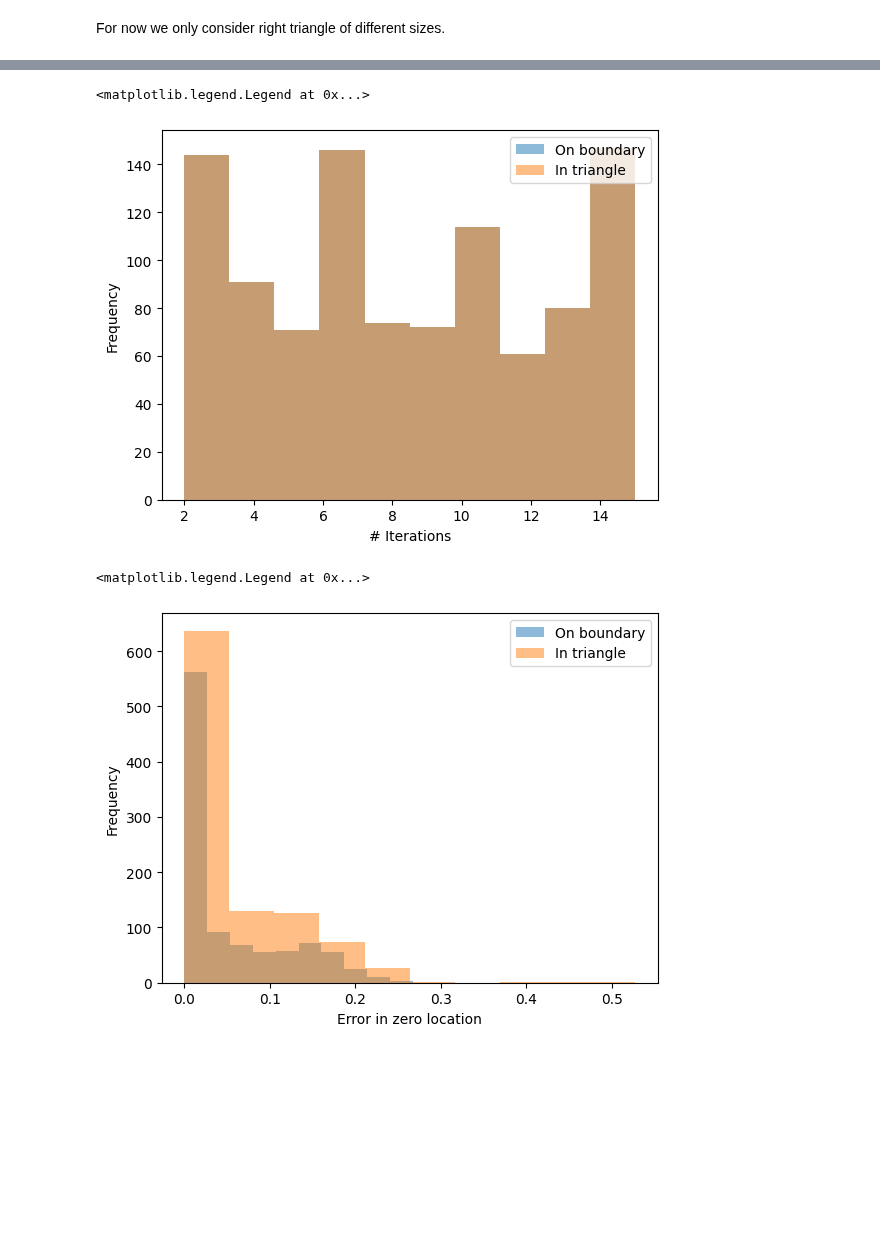
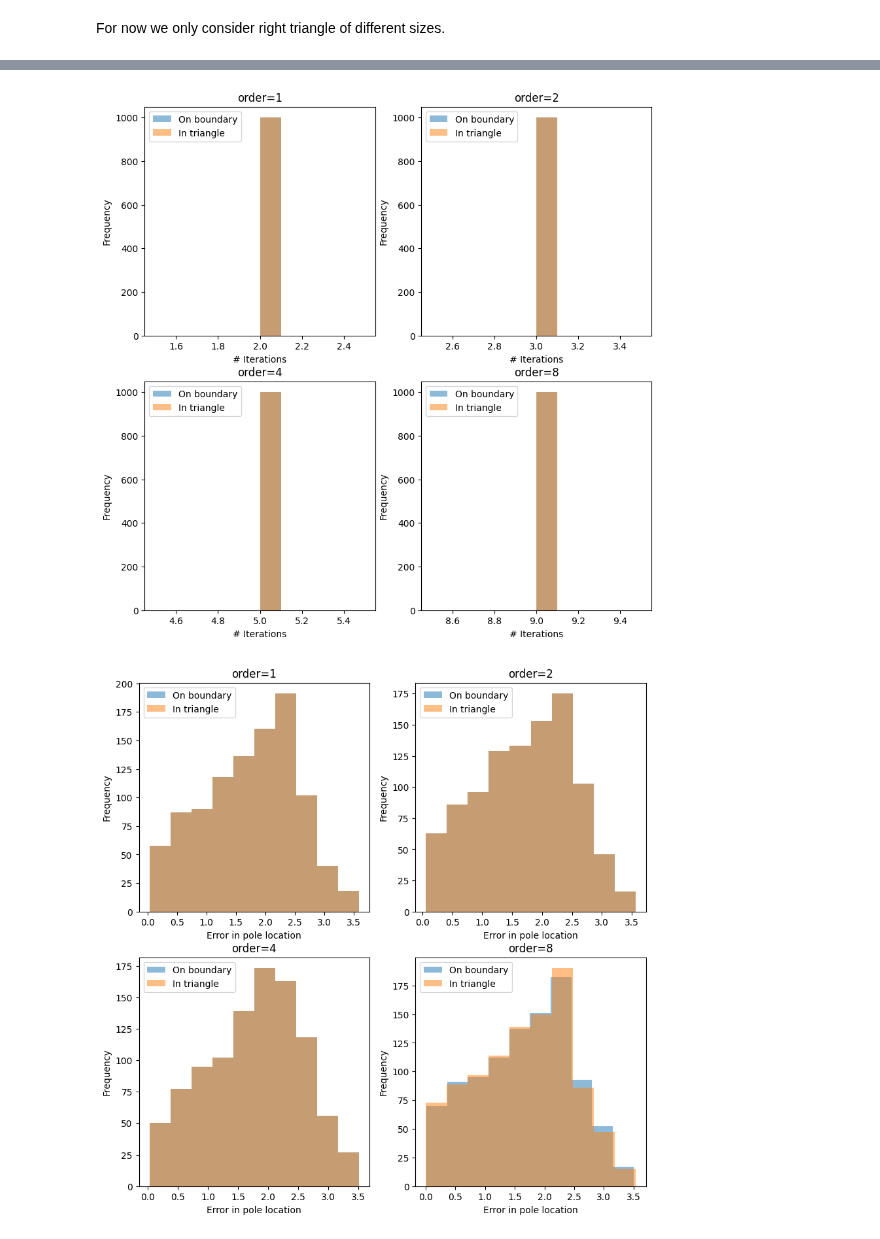
Before and after one commit to j-bowhay/Poles-and-Roots, a Jupyter notebook: notebooks/AAA_sampling_experiment.ipynb, the cells around one changed output, grey strips where cells are left out. Cells and saved outputs as stored; diff of their text form; code cells hidden in the pictures; blank space fills up the shorter version.

```diff
--- a/notebooks/AAA_sampling_experiment.ipynb
+++ b/notebooks/AAA_sampling_experiment.ipynb
@@ -84,8 +101,10 @@ ax.legend()
 # %%
-fig, ax = plt.subplots()
-ax.hist(on_pole_error, alpha=0.5, label="On boundary")
-ax.hist(in_pole_error, alpha=0.5, label="In triangle")
-ax.set_xlabel("Error in pole location")
-ax.set_ylabel("Frequency")
-ax.legend()
+fig, axs = plt.subplots(nrows=2, ncols=2, figsize=(10,10))
+for i, (ax, order) in enumerate(zip(axs.ravel(), orders)):
+    ax.hist(on_pole_error[i], alpha=0.5, label="On boundary")
+    ax.hist(in_pole_error[i], alpha=0.5, label="In triangle")
+    ax.set_xlabel("Error in pole location")
+    ax.set_ylabel("Frequency")
+    ax.set_title(f"{order=}")
+    ax.legend()
 # %% [output]
@@ -94,11 +112,10 @@ ax.legend()
 # %%
-combinded = np.concatenate([on_approximation_error, in_approximation_error])
-logbins = np.geomspace(combinded.min(), combinded.max(), 8)
-
-fig, ax = plt.subplots()
-ax.hist(np.log(on_approximation_error), alpha=0.5, label="On boundary")
-ax.hist(np.log(in_approximation_error), alpha=0.5, label="In triangle")
-ax.set_xlabel("Log of max error in approximation")
-ax.set_ylabel("Frequency")
-ax.legend()
+fig, axs = plt.subplots(nrows=2, ncols=2, figsize=(10,10))
+for i, (ax, order) in enumerate(zip(axs.ravel(), orders)):
+    ax.hist(np.log10(on_approximation_error[i]), alpha=0.5, label="On boundary")
+    ax.hist(np.log10(in_approximation_error[i]), alpha=0.5, label="In triangle")
+    ax.set_xlabel("Log of max error in approximation")
+    ax.set_ylabel("Frequency")
+    ax.set_title(f"{order=}")
+    ax.legend()
 # %% [output]
@@ -160,21 +192,23 @@ for _ in tqdm(range(1000)):
 # %%
-fig, ax = plt.subplots()
-ax.hist(on_iterations, alpha=0.5, label="On boundary")
-ax.hist(in_iterations, alpha=0.5, label="In triangle")
-ax.set_xlabel("# Iterations")
-ax.set_ylabel("Frequency")
-ax.legend()
+fig, axs = plt.subplots(nrows=2, ncols=2, figsize=(10,10))
+for i, (ax, order) in enumerate(zip(axs.ravel(), orders)):
+    ax.hist(on_iterations[i], alpha=0.5, label="On boundary")
+    ax.hist(in_iterations[i], alpha=0.5, label="In triangle")
+    ax.set_xlabel("# Iterations")
+    ax.set_ylabel("Frequency")
+    ax.set_title(f"{order=}")
+    ax.legend()
 # %% [output]
-<matplotlib.legend.Legend at 0x...>
-[figure, old version]
+[figure, new version]
 # %%
-fig, ax = plt.subplots()
-ax.hist(on_pole_error, alpha=0.5, label="On boundary")
-ax.hist(in_pole_error, alpha=0.5, label="In triangle")
-ax.set_xlabel("Error in zero location")
-ax.set_ylabel("Frequency")
-ax.legend()
+fig, axs = plt.subplots(nrows=2, ncols=2, figsize=(10,10))
+for i, (ax, order) in enumerate(zip(axs.ravel(), orders)):
+    ax.hist(on_pole_error[i], alpha=0.5, label="On boundary")
+    ax.hist(in_pole_error[i], alpha=0.5, label="In triangle")
+    ax.set_xlabel("Error in pole location")
+    ax.set_ylabel("Frequency")
+    ax.set_title(f"{order=}")
+    ax.legend()
 # %% [output]
-<matplotlib.legend.Legend at 0x...>
-[figure, old version]
+[figure, new version]
 # %%
```
Also changed, not shown: parts of 10 cells of this notebook.
